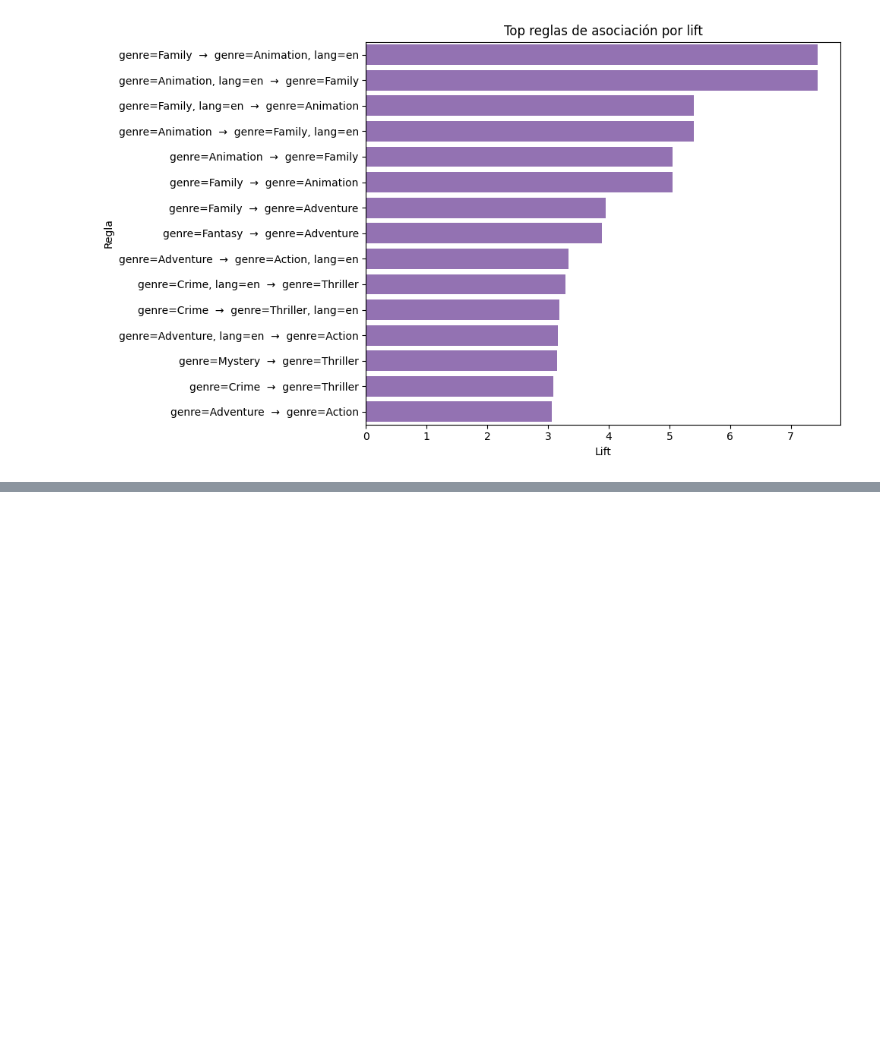
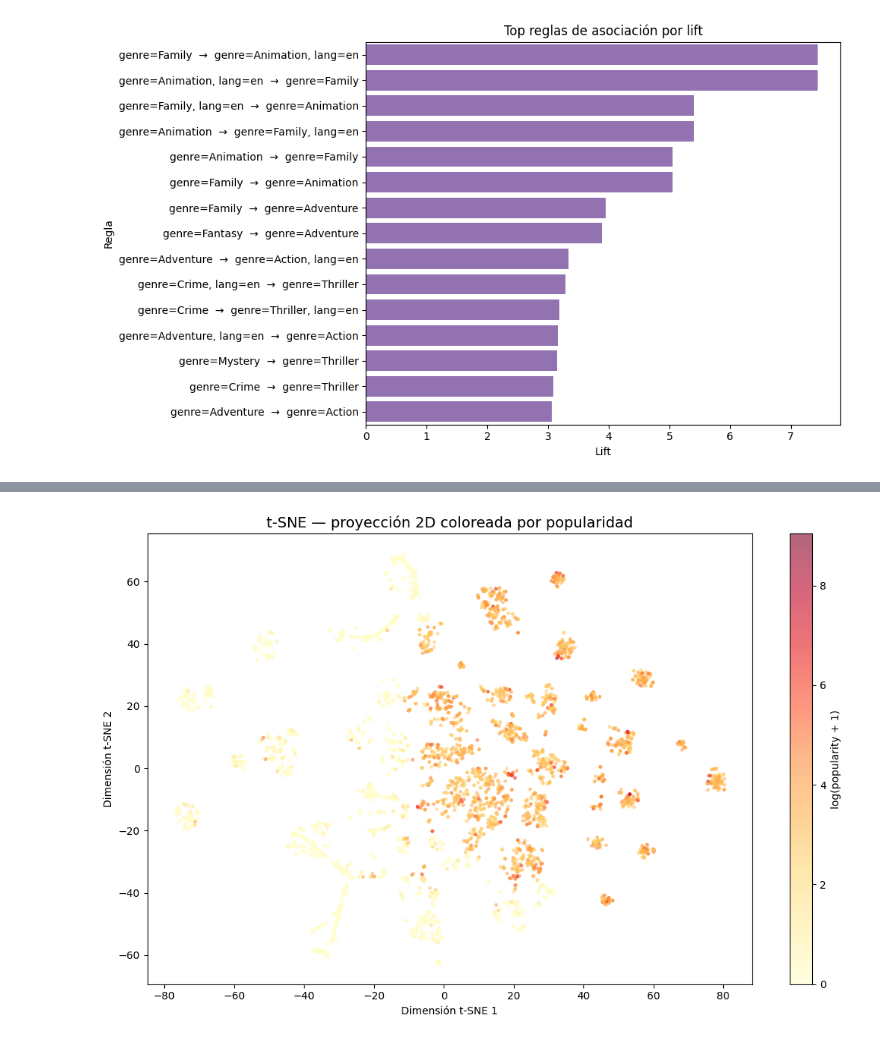
Before and after one commit to jcdiegolopez/MD-LAB02, a Jupyter notebook: main.ipynb, the cells around one changed output, grey strips where cells are left out. Cells and saved outputs as stored; diff of their text form; code cells hidden in the pictures; blank space fills up the shorter version.

```diff
--- a/main.ipynb
+++ b/main.ipynb
@@ -791,0 +959,20 @@ else:
+# %%
+# ── Gráfica 3: gradiente de popularidad ──────────────────────────────────────
+pop_sample = np.log1p(df.iloc[sample_idx]['popularity'].values)
+
+fig, ax = plt.subplots(figsize=(11, 7))
+sc = ax.scatter(
+    df_tsne['tsne_1'], df_tsne['tsne_2'],
+    c=pop_sample, cmap='YlOrRd',
+    alpha=0.6, s=12, edgecolors='none'
+)
+cbar = plt.colorbar(sc, ax=ax)
+cbar.set_label('log(popularity + 1)', fontsize=10)
+
+ax.set_title('t-SNE — proyección 2D coloreada por popularidad', fontsize=14)
+ax.set_xlabel('Dimensión t-SNE 1')
+ax.set_ylabel('Dimensión t-SNE 2')
+plt.tight_layout()
+plt.show()
+# %% [output]
+[figure, added]
```
Also changed, not shown: parts of 8 cells of this notebook.
